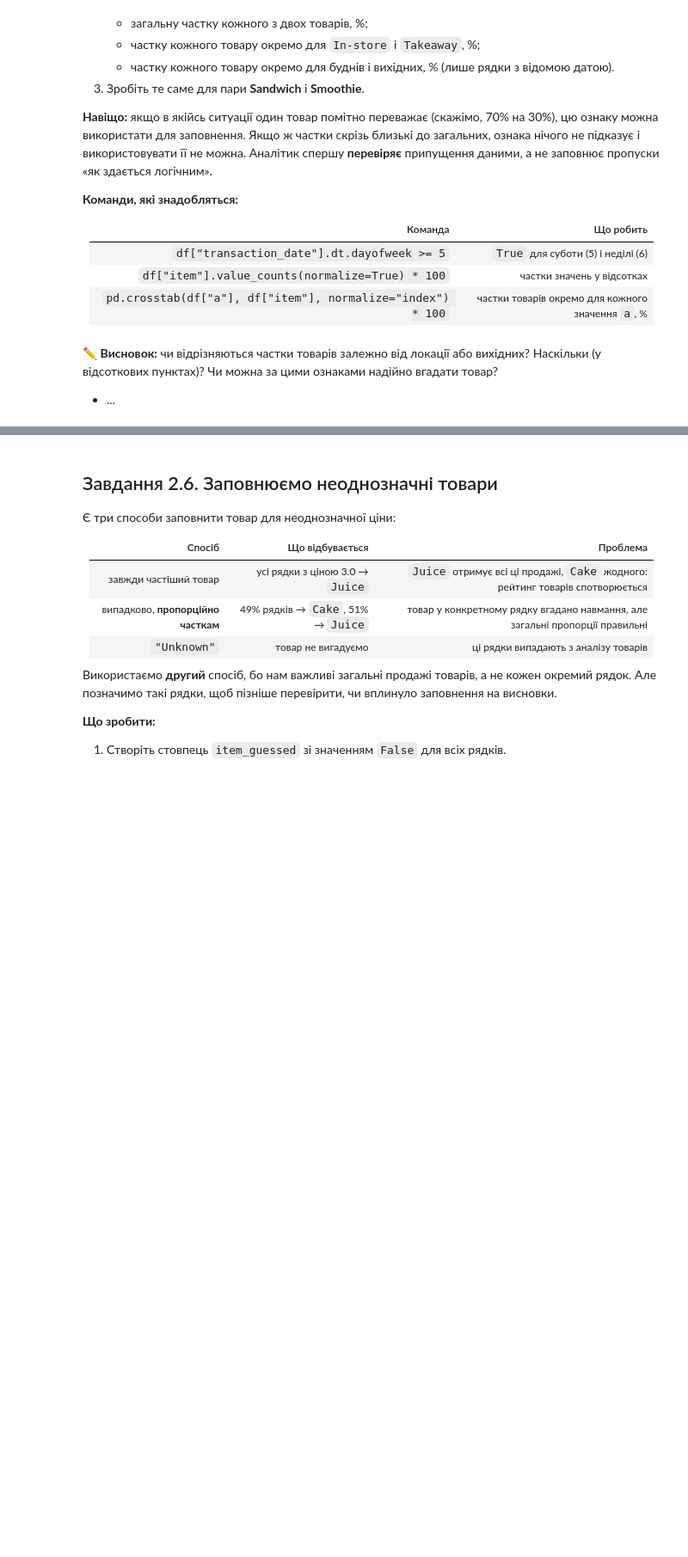
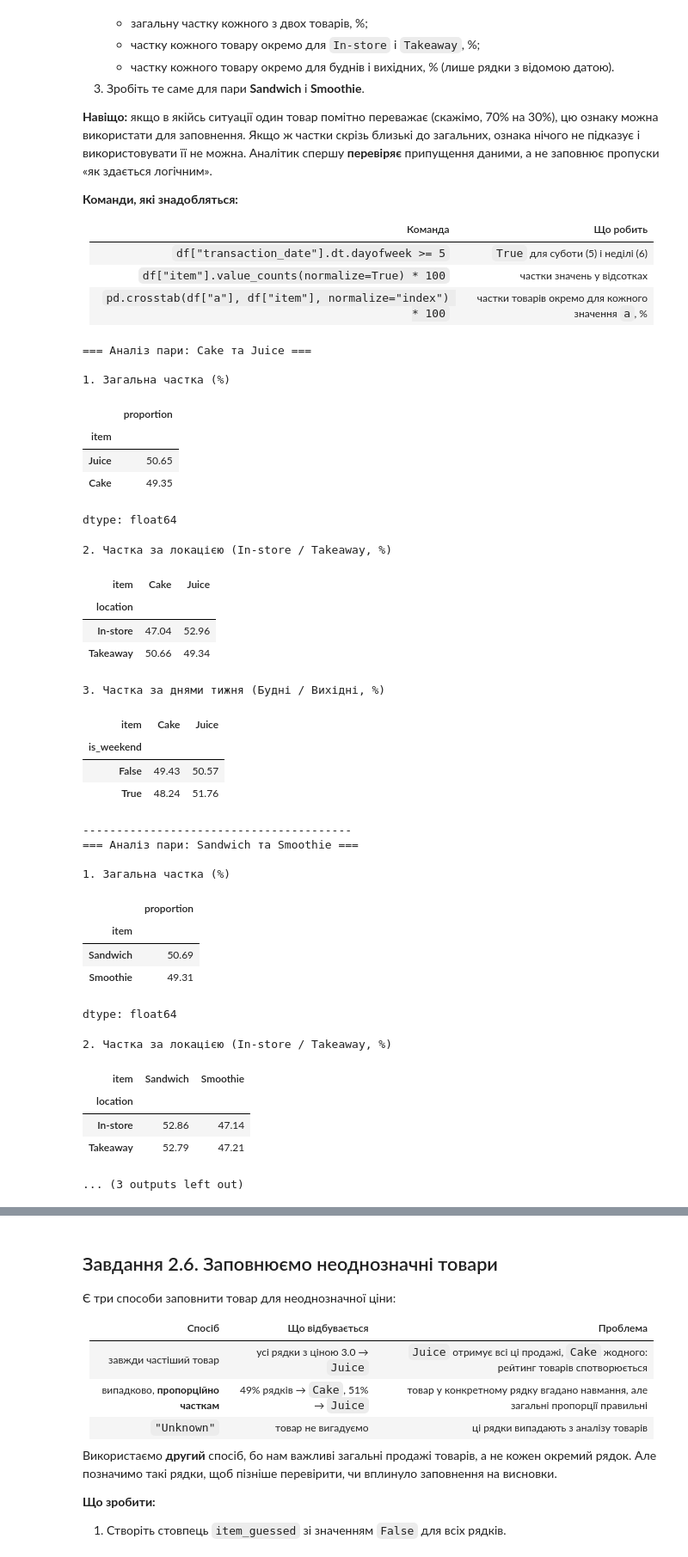
Before and after one commit to Alisa-debug777/Cafe_sales_3_11, a Jupyter notebook: Копия_блокнота_"Pandas_lesson_34_03_11_26_training_project_cafe_sales_ipynb".ipynb, the cells around one changed output, grey strips where cells are left out. Shown at 86% size. Cells and saved outputs as stored; diff of their text form; code cells hidden in the pictures; blank space fills up the shorter version.

```diff
--- a/Копия_блокнота_"Pandas_lesson_34_03_11_26_training_project_cafe_sales_ipynb".ipynb
+++ b/Копия_блокнота_"Pandas_lesson_34_03_11_26_training_project_cafe_sales_ipynb".ipynb
@@ -549,4 +562,55 @@ print(f"Залишилося рядків без назви товару: {df['i
-# %% [markdown]
-✏️ **Висновок:** чи відрізняються частки товарів залежно від локації або вихідних? Наскільки (у відсоткових пунктах)? Чи можна за цими ознаками надійно вгадати товар?
-
-- ...
+# %%
+
+df['is_weekend'] = df['transaction_date'].dt.dayofweek.ge(5).where(df['transaction_date'].notna())
+
+def analyze_item_pair(df_clean, item1, item2):
+    sub_df = df_clean[df_clean['item'].isin([item1, item2])]
+
+    print(f"=== Аналіз пари: {item1} та {item2} ===")
+    print("\n1. Загальна частка (%)")
+    display((sub_df['item'].value_counts(normalize=True) * 100).round(2))
+
+    print("\n2. Частка за локацією (In-store / Takeaway, %)")
+    display((pd.crosstab(sub_df['location'], sub_df['item'], normalize='index') * 100).round(2))
+
+    print("\n3. Частка за днями тижня (Будні / Вихідні, %)")
+    display((pd.crosstab(sub_df['is_weekend'], sub_df['item'], normalize='index') * 100).round(2))
+    print("-" * 40)
+
+df_known_items = df.dropna(subset=['item'])
+analyze_item_pair(df_known_items, 'Cake', 'Juice')
+analyze_item_pair(df_known_items, 'Sandwich', 'Smoothie')
+# %% [output]
+=== Аналіз пари: Cake та Juice ===
+
+1. Загальна частка (%)
+|  | proportion |
+| item |  |
+| Juice | 50.65 |
+| Cake | 49.35 |
+dtype: float64
+2. Частка за локацією (In-store / Takeaway, %)
+| item | Cake | Juice |
+| location |  |  |
+| In-store | 47.04 | 52.96 |
+| Takeaway | 50.66 | 49.34 |
+3. Частка за днями тижня (Будні / Вихідні, %)
+| item | Cake | Juice |
+| is_weekend |  |  |
+| False | 49.43 | 50.57 |
+| True | 48.24 | 51.76 |
+----------------------------------------
+=== Аналіз пари: Sandwich та Smoothie ===
+
+1. Загальна частка (%)
+|  | proportion |
+| item |  |
+| Sandwich | 50.69 |
+| Smoothie | 49.31 |
+dtype: float64
+2. Частка за локацією (In-store / Takeaway, %)
+| item | Sandwich | Smoothie |
+| location |  |  |
+| In-store | 52.86 | 47.14 |
+| Takeaway | 52.79 | 47.21 |
+... (3 outputs left out)
```
Also changed, not shown: parts of 12 cells of this notebook.
